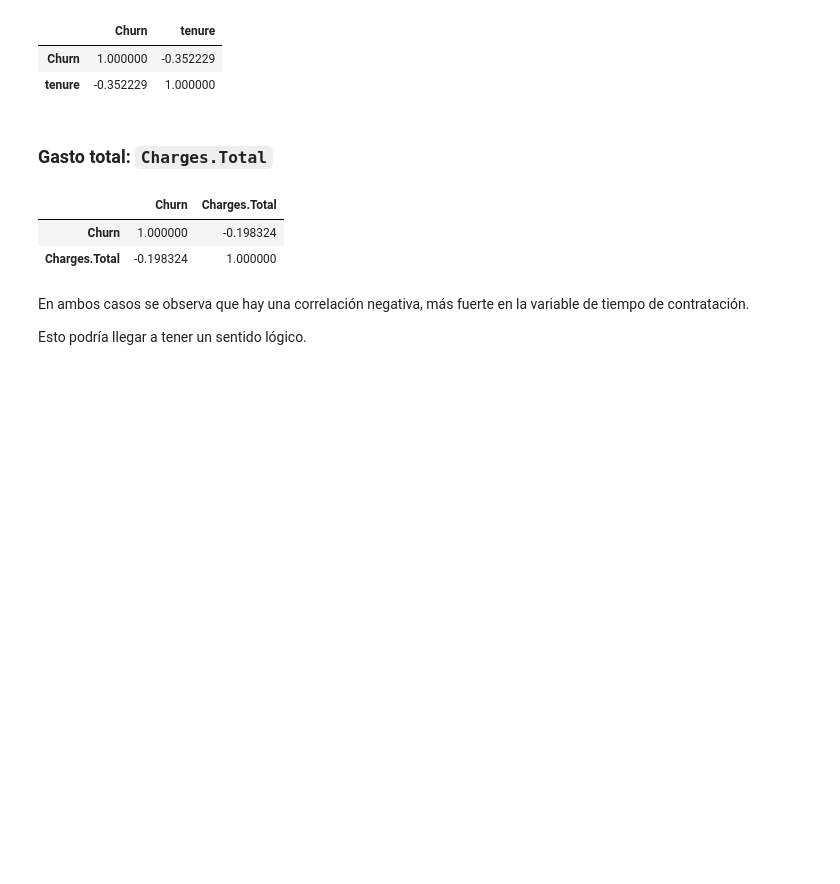
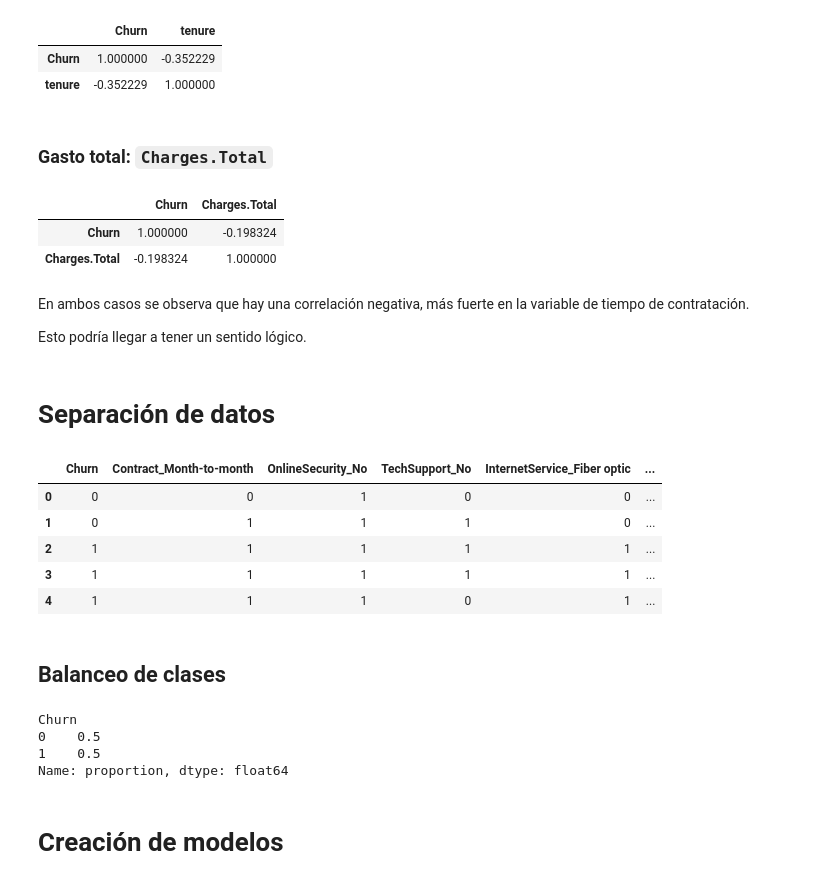
Before and after one commit to Ivan270/telecom-x-pt2, a Jupyter notebook: telecom-x.ipynb, the cells around one changed output. Cells and saved outputs as stored; diff of their text form; code cells hidden in the pictures; blank space fills up the shorter version.

```diff
--- a/telecom-x.ipynb
+++ b/telecom-x.ipynb
@@ -154,3 +166,14 @@ Name: Churn, dtype: float64
+# %%
+seleccionadas = [
+    'Churn',
+    "Contract_Month-to-month",
+    "OnlineSecurity_No",
+    "TechSupport_No",
+    "InternetService_Fiber optic",
+    "PaymentMethod_Electronic check",
+    "OnlineBackup_No",
+    "DeviceProtection_No",
+]
 # %% [markdown]
 Las siguientes variables son candidatas para ser usadas en el modelo predictivo por su fuerte correlación con la cancelación (Churn), todas mayores al 25%:
 - Contract_Month-to-month 40.51%
@@ -193,3 +216,16 @@ fig.show()
 En ambos casos se observa que hay una correlación negativa, más fuerte en la variable de tiempo de contratación.
 
 Esto podría llegar a tener un sentido lógico.
+# %% [markdown]
+# Separación de datos
+# %%
+# Selección de columnas con fuerte correlación
+df = datos_encoded[seleccionadas]
+df.head()
+# %% [output]
+|  | Churn | Contract_Month-to-month | OnlineSecurity_No | TechSupport_No | InternetService_Fiber optic | ... |
+| 0 | 0 | 0 | 1 | 0 | 0 | ... |
+| 1 | 0 | 1 | 1 | 1 | 0 | ... |
+| 2 | 1 | 1 | 1 | 1 | 1 | ... |
+| 3 | 1 | 1 | 1 | 1 | 1 | ... |
+| 4 | 1 | 1 | 1 | 0 | 1 | ... |
@@ -195,0 +235,14 @@ Esto podría llegar a tener un sentido lógico.
+# %% [markdown]
+## Balanceo de clases
+# %%
+from imblearn.over_sampling import SMOTE
+
+oversampling = SMOTE()
+
+x_balanceada, y_balanceada = oversampling.fit_resample(X, y)
+y_balanceada.value_counts(normalize=True)
+# %% [output]
+Churn
+0    0.5
+1    0.5
+Name: proportion, dtype: float64
@@ -195,0 +254,2 @@ Esto podría llegar a tener un sentido lógico.
+# %% [markdown]
+# Creación de modelos
```
Also changed, not shown: parts of 21 cells of this notebook.
